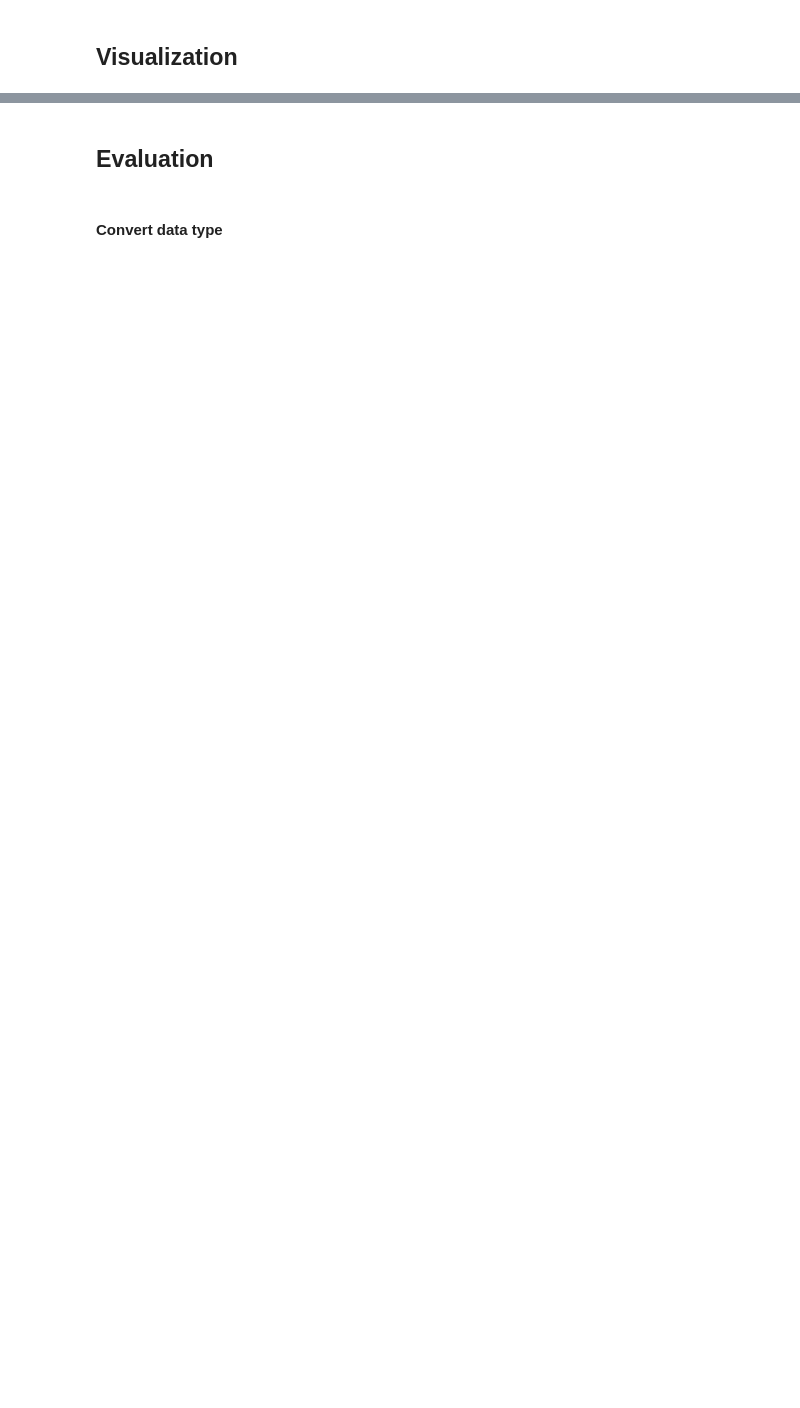
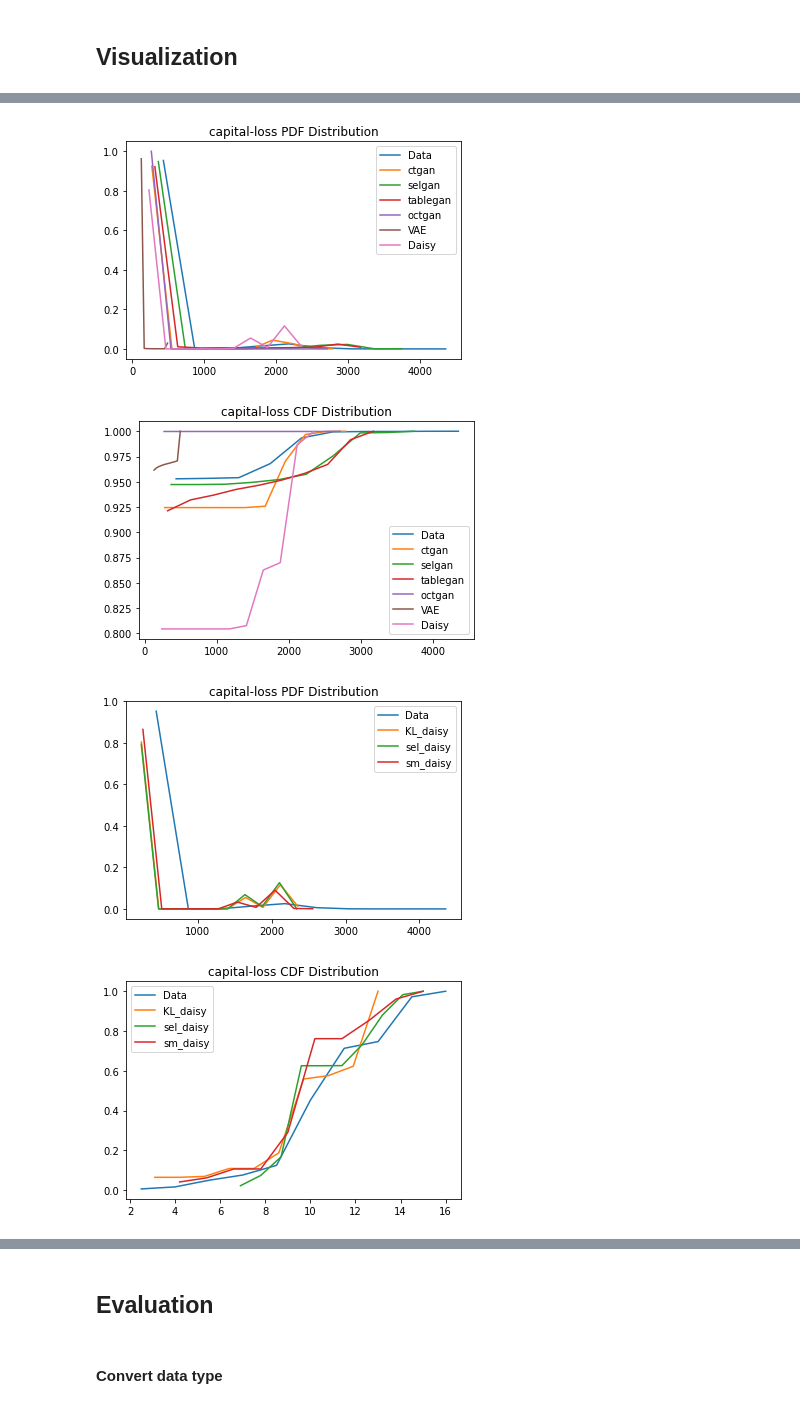
Before and after one commit to echoid/Capstone-TabulardataGeneration, a Jupyter notebook: evaluation_complete.ipynb, the cells around one changed output, grey strips where cells are left out. Drawn from its saved outputs; the diff is of its cells as text; code cells hidden in the pictures; blank space fills up the shorter version.

```diff
--- a/evaluation_complete.ipynb
+++ b/evaluation_complete.ipynb
@@ -98,0 +107,23 @@ plot_cdf,["Data","SelGAN(w)","VAE","ctgan"],"hours-per-week CDF Sample")
+# %%
+# 可以用
+column_name = "capital-loss"
+
+make_compare_plot([data_origin, ctgan, selgan, tablegan, octgan, VAE, KL_daisy],column_name,
+plot_pdf,["Data", "ctgan", "selgan", "tablegan", "octgan", "VAE", "Daisy"],"{} PDF Distribution".format(column_name))
+make_compare_plot([data_origin, ctgan, selgan, tablegan, octgan, VAE, KL_daisy],column_name,
+plot_cdf,["Data", "ctgan", "selgan", "tablegan", "octgan", "VAE", "Daisy"],"{} CDF Distribution".format(column_name))
+
+make_compare_plot([data_origin, KL_daisy, sel_daisy, sm_daisy ],column_name,
+plot_pdf,["Data", "KL_daisy", "sel_daisy", "sm_daisy"],"{} PDF Distribution".format(column_name))
+make_compare_plot([data_origin, KL_daisy, sel_daisy, sm_daisy ],"education-num",
+plot_cdf,["Data", "KL_daisy", "sel_daisy", "sm_daisy"],"{} CDF Distribution".format(column_name))
+
+make_compare_plot([data_origin, ctgan, selgan],column_name,
+plot_pdf,["Data", "ctgan", "selgan"],"{} PDF Distribution".format(column_name))
+make_compare_plot([data_origin, ctgan, selgan],"education-num",
+plot_cdf,["Data", "ctgan", "selgan"],"{} CDF Distribution".format(column_name))
+# %% [output]
+[figure, added]
+[figure, added]
+[figure, added]
+[figure, added]
```
Also changed, not shown: parts of 52 cells of this notebook, 4 other files.
